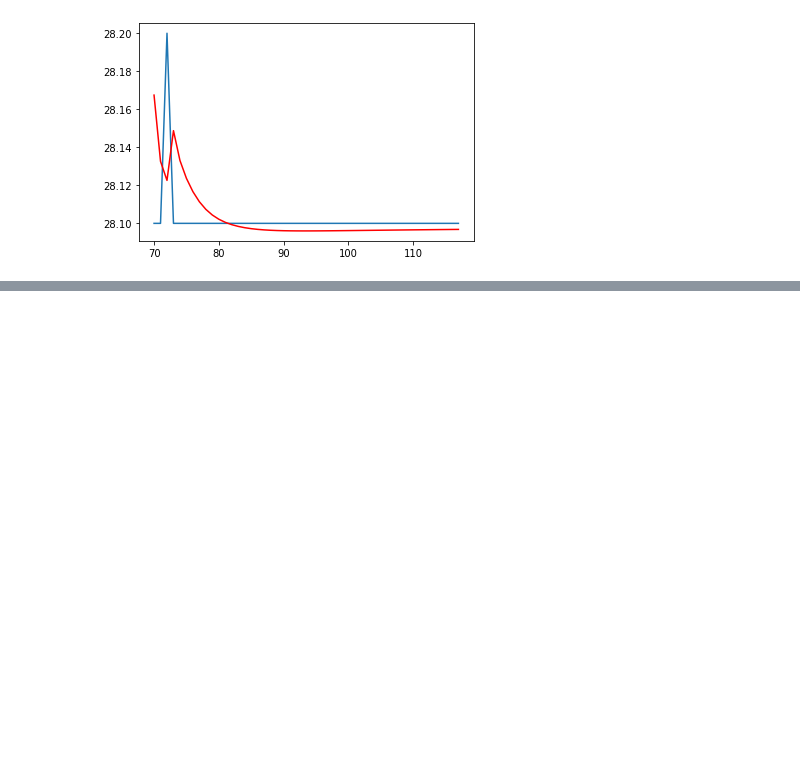
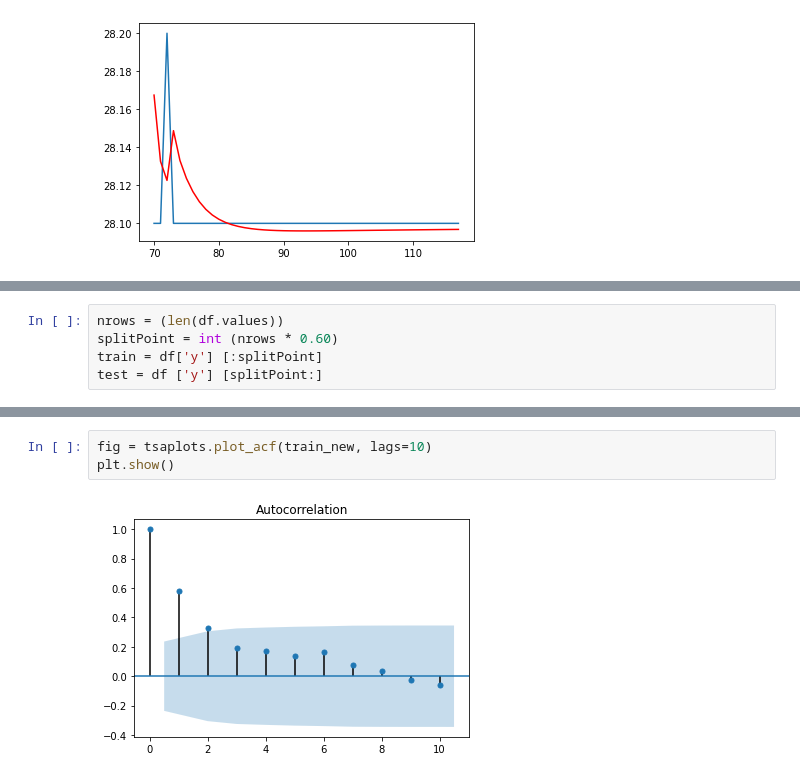
Before and after one commit to andreagurioli1995/IoT-Air-Quality-Monitoring-System, a Jupyter notebook: forecasting/forecasting-fbprophet.ipynb, the cells around one changed output, grey strips where cells are left out. Drawn from its saved outputs; the diff is of its cells as text; blank space fills up the shorter version.

```diff
--- a/forecasting/forecasting-fbprophet.ipynb
+++ b/forecasting/forecasting-fbprophet.ipynb
@@ -126,0 +185,5 @@ Test RMSE: 0.019
+# %%
+nrows = (len(df.values))
+splitPoint = int (nrows * 0.60)
+train = df['y'] [:splitPoint]
+test = df ['y'] [splitPoint:]
@@ -126,0 +208,5 @@ Test RMSE: 0.019
+# %%
+fig = tsaplots.plot_acf(train_new, lags=10)
+plt.show()
+# %% [output]
+[figure, added]
```
Also changed, not shown: parts of 43 cells of this notebook.
